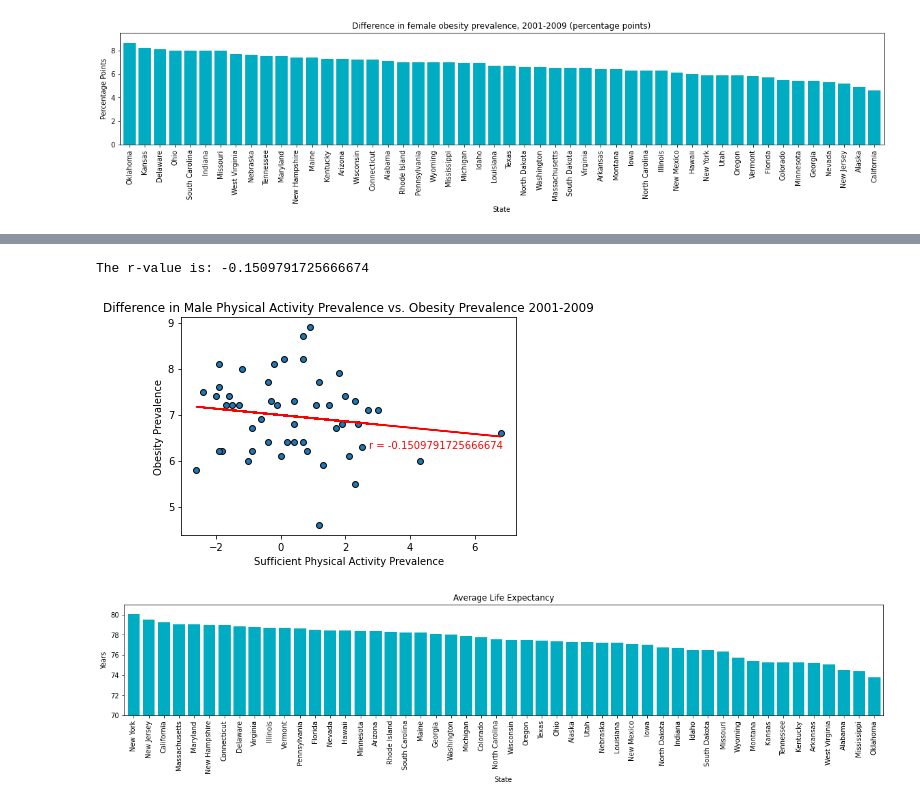
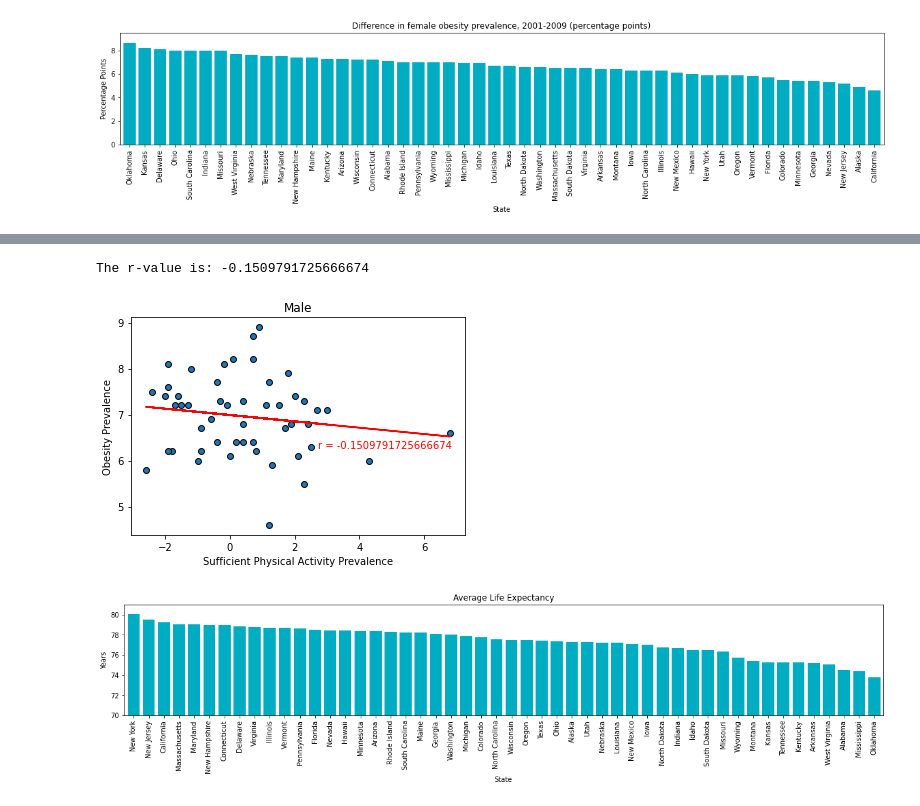
Before and after one commit to Mvillarreal88/State-of-Survival, a Jupyter notebook: Sandbox/Dillon/states-charts.ipynb, the cells around one changed output, grey strips where cells are left out. Saved outputs shown, nothing was run; the diff lists cells and outputs as text; code cells hidden in the pictures.

```diff
--- a/Sandbox/Dillon/states-charts.ipynb
+++ b/Sandbox/Dillon/states-charts.ipynb
@@ -214,35 +214,35 @@ y_values = state_obes_df['Difference in male obesity prevalence, 2001-2009 (perc
 # linear regression
 (slope, intercept, rvalue, pvalue, stderr) = linregress(x_values, y_values)
 # variable for calculation of regression line
 regress_values = x_values * slope + intercept
 # variable for equation of slope intercept
 line_eq = "y = " + str(round(slope,2)) + "x + " + str(round(intercept,2))
 print(f"The r-value is: {rvalue}")
 # scatter plot of weight and average tumor volume
 plt.scatter(x_values,y_values, edgecolors='black',s=35)
 # plot the line of the slope intercept equation
 plt.plot(x_values,regress_values,"red")
 # style the box for the equation
 le_bbox = dict(boxstyle="round,pad=0.5", fc="r", ec="k", lw='1',)
 
 r_value = f'r = {rvalue}'
 # add the equation to the plot
 plt.annotate(r_value,
             xy=(0, 1.5),
             xycoords='axes fraction',
             xytext=(0.56, .40),
             fontsize=10,
             color='red')
 # set the title and axis labels
 plt.xlabel('Sufficient Physical Activity Prevalence')
 plt.ylabel('Obesity Prevalence')
-plt.title('Difference in Male Physical Activity Prevalence vs. Obesity Prevalence 2001-2009')
+plt.title('Male')
 plt.savefig("output_data/Difference in Male Physical Activity Prevalence vs. Obesity Prevalence 2001-2009.png")
 
 plt.show()
 # %% [output]
 The r-value is: -0.1509791725666674
-[figure, old version]
+[figure, new version]
 # %%
 state_data_df = state_data_df.sort_values('Difference in female life expectancy, 1985-2010 (years)', ascending=False)
 
```
Also changed, not shown: parts of 1 cell of this notebook, 8 other files.
